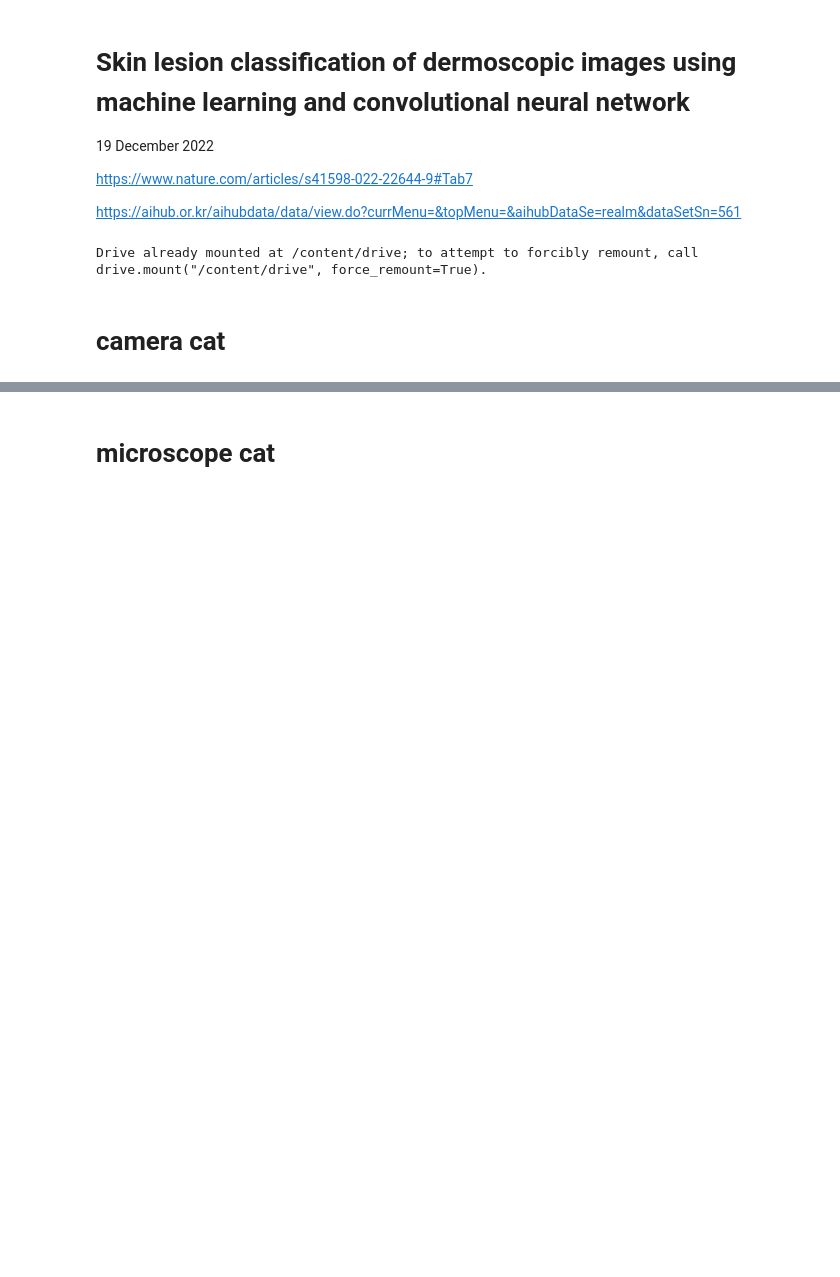
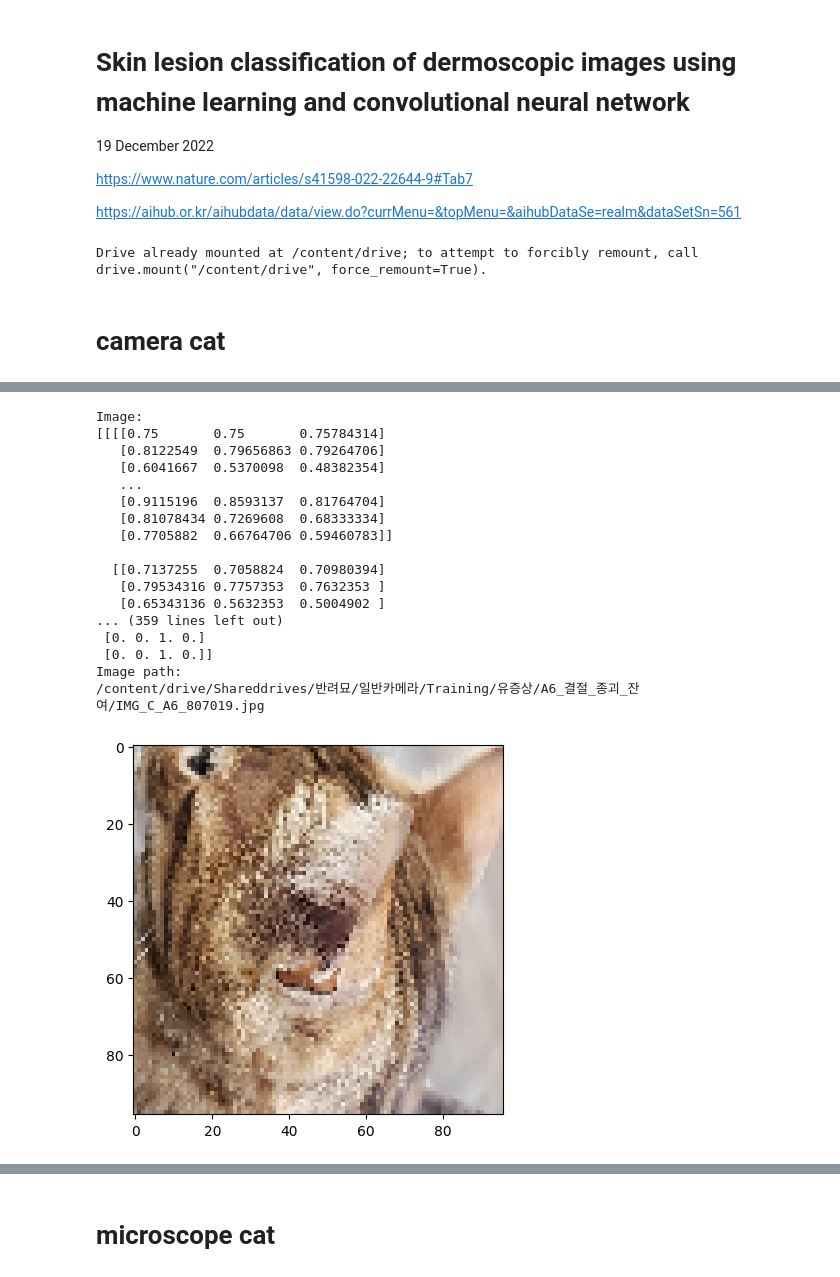
Before and after one commit to ethanmorian/kotlin-pratice, a Jupyter notebook: Skin_lesion_classification.ipynb, the cells around one changed output, grey strips where cells are left out. Cells and saved outputs as stored; diff of their text form; code cells hidden in the pictures; blank space fills up the shorter version.

```diff
--- a/Skin_lesion_classification.ipynb
+++ b/Skin_lesion_classification.ipynb
@@ -170,3 +200,22 @@ model= Model(inputs=[image_input, global_feature_input], outputs=outputs)
 model.compile(optimizer='adam',
               loss='categorical_crossentropy',
               metrics=['accuracy'])
+# %%
+import logging
+
+logging.basicConfig(filename='training_errors.log', level=logging.ERROR)
+
+try:
+    for batch_idx, (batch_images, batch_labels) in enumerate(train_dataset):
+        try:
+            for image_idx in range(len(batch_images)):
+                history = model.fit(
+                    batch_images[image_idx],
+                    batch_labels[image_idx],
+                    epochs=1,
+                    batch_size=1
+                )
+        except Exception as e:
+            logging.error(f"Error occurred during training. Batch index: {batch_idx}, Image index: {image_idx}")
+except Exception as e:
+    logging.error(f"Error occurred during processing of batch. Batch index: {batch_idx}")
@@ -173,3 +240,47 @@ model.compile(optimizer='adam',
+# %%
+import matplotlib.pyplot as plt
+
+first_batch = dataset.batch(batch_size).take(1)
+
+for batch in first_batch:
+    batch_images = batch[0]["image_input"].numpy()
+    batch_labels = batch[1].numpy()
+
+    first_image = batch_images[0]
+    first_label = batch_labels[0]
+
+    image_path = image_paths[0]
+
+    print("Image:")
+    print(first_image)
+
+    print("Label:")
+    print(first_label)
+
+    print("Image path:")
+    print(image_path)
+
+    plt.imshow(first_image[0])
+    plt.show()
+# %% [output]
+Image:
+[[[[0.75       0.75       0.75784314]
+   [0.8122549  0.79656863 0.79264706]
+   [0.6041667  0.5370098  0.48382354]
+   ...
+   [0.9115196  0.8593137  0.81764704]
+   [0.81078434 0.7269608  0.68333334]
+   [0.7705882  0.66764706 0.59460783]]
+
+  [[0.7137255  0.7058824  0.70980394]
+   [0.79534316 0.7757353  0.7632353 ]
+   [0.65343136 0.5632353  0.5004902 ]
+... (359 lines left out)
+ [0. 0. 1. 0.]
+ [0. 0. 1. 0.]]
+Image path:
+/content/drive/Shareddrives/반려묘/일반카메라/Training/유증상/A6_결절_종괴_잔여/IMG_C_A6_807019.jpg
+[figure, added]
 # %%
 history = model.fit(
     train_dataset,
```
Also changed, not shown: parts of 8 cells of this notebook.
